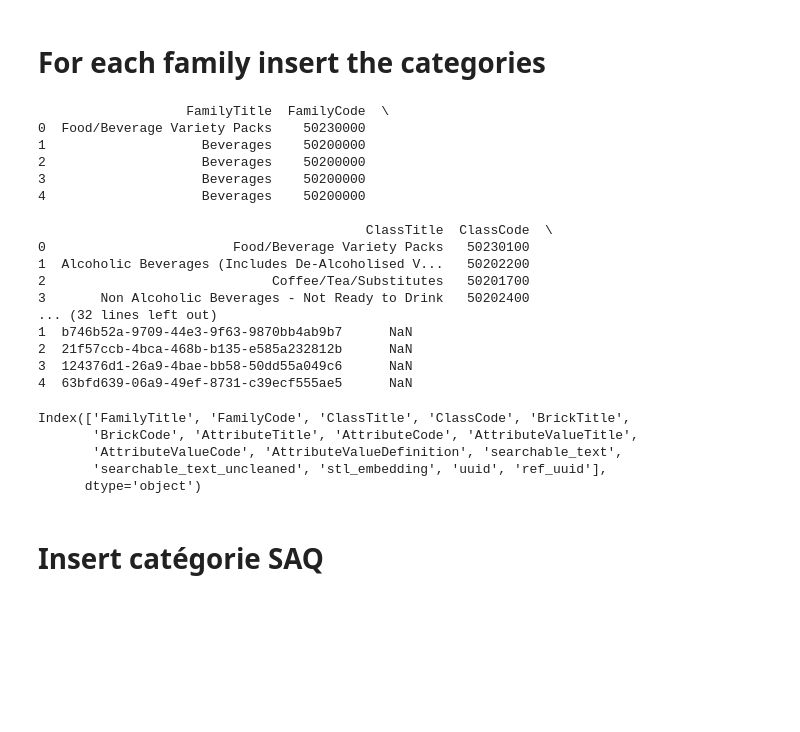
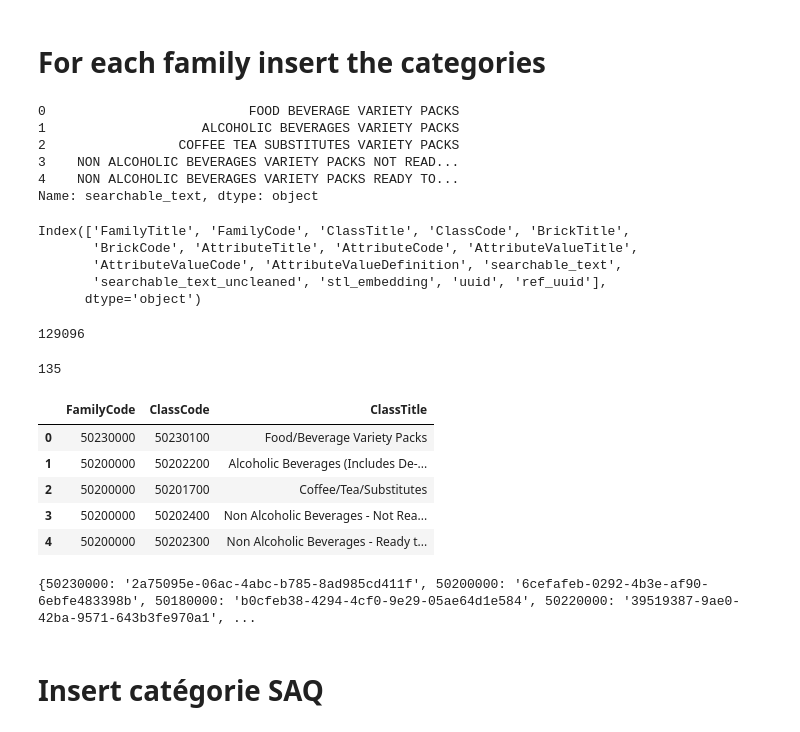
Before and after one commit to cogniwaves/quick_cat, a Jupyter notebook: PostgresCatalog/Insert_Ontology.ipynb, the cells around one changed output. Saved outputs shown, nothing was run; the diff lists cells and outputs as text; code cells hidden in the pictures; blank space fills up the shorter version.

```diff
--- a/PostgresCatalog/Insert_Ontology.ipynb
+++ b/PostgresCatalog/Insert_Ontology.ipynb
@@ -105,32 +138,54 @@ len(df_spirits)
 import pandas as pd
 
 classif_df = pd.read_csv('../Classification_reference.csv')
-print(classif_df.head())
+print(classif_df['searchable_text'].head())
 
 classif_df.columns
 # %% [output]
-                   FamilyTitle  FamilyCode  \
-0  Food/Beverage Variety Packs    50230000
-1                    Beverages    50200000
-2                    Beverages    50200000
-3                    Beverages    50200000
-4                    Beverages    50200000
-
-                                          ClassTitle  ClassCode  \
-0                        Food/Beverage Variety Packs   50230100
-1  Alcoholic Beverages (Includes De-Alcoholised V...   50202200
-2                             Coffee/Tea/Substitutes   50201700
-3       Non Alcoholic Beverages - Not Ready to Drink   50202400
-... (32 lines left out)
-1  b746b52a-9709-44e3-9f63-9870bb4ab9b7      NaN
-2  21f57ccb-4bca-468b-b135-e585a232812b      NaN
-3  124376d1-26a9-4bae-bb58-50dd55a049c6      NaN
-4  63bfd639-06a9-49ef-8731-c39ecf555ae5      NaN
+0                          FOOD BEVERAGE VARIETY PACKS
+1                    ALCOHOLIC BEVERAGES VARIETY PACKS
+2                 COFFEE TEA SUBSTITUTES VARIETY PACKS
+3    NON ALCOHOLIC BEVERAGES VARIETY PACKS NOT READ...
+4    NON ALCOHOLIC BEVERAGES VARIETY PACKS READY TO...
+Name: searchable_text, dtype: object
 Index(['FamilyTitle', 'FamilyCode', 'ClassTitle', 'ClassCode', 'BrickTitle',
        'BrickCode', 'AttributeTitle', 'AttributeCode', 'AttributeValueTitle',
        'AttributeValueCode', 'AttributeValueDefinition', 'searchable_text',
        'searchable_text_uncleaned', 'stl_embedding', 'uuid', 'ref_uuid'],
       dtype='object')
+# %%
+import pandas as pd
+
+classif_df = pd.read_csv('../data/gpc_cleaned.csv')
+classif_df = classif_df.drop_duplicates()
+print(len(classif_df))
+# %% [output]
+129096
+# %%
+cat_df = classif_df[['FamilyCode', 'ClassCode', 'ClassTitle']].drop_duplicates()
+print(len(cat_df))
+cat_df.head()
+# %% [output]
+135
+|  | FamilyCode | ClassCode | ClassTitle |
+| 0 | 50230000 | 50230100 | Food/Beverage Variety Packs |
+| 1 | 50200000 | 50202200 | Alcoholic Beverages (Includes De-... |
+| 2 | 50200000 | 50201700 | Coffee/Tea/Substitutes |
+| 3 | 50200000 | 50202400 | Non Alcoholic Beverages - Not Rea... |
+| 4 | 50200000 | 50202300 | Non Alcoholic Beverages - Ready t... |
+# %%
+# Retrieve family_id from family using family_code
+if cursor: cursor = conn.cursor()
+family_code_to_id = {}
+cursor.execute("SELECT family_code, family_id FROM family WHERE family_kind = 'FOOD'")
+for record in cursor.fetchall():
+    family_code_to_id[record[0]] = record[1]
+
+cursor.close()
+
+print(family_code_to_id)
+# %% [output]
+{50230000: '2a75095e-06ac-4abc-b785-8ad985cd411f', 50200000: '6cefafeb-0292-4b3e-af90-6ebfe483398b', 50180000: 'b0cfeb38-4294-4cf0-9e29-05ae64d1e584', 50220000: '39519387-9ae0-42ba-9571-643b3fe970a1', ...
 # %%
 # Insert the data into the catalog.category table
 # conn.rollback()
```
Also changed, not shown: parts of 36 cells of this notebook, 15 other files.
